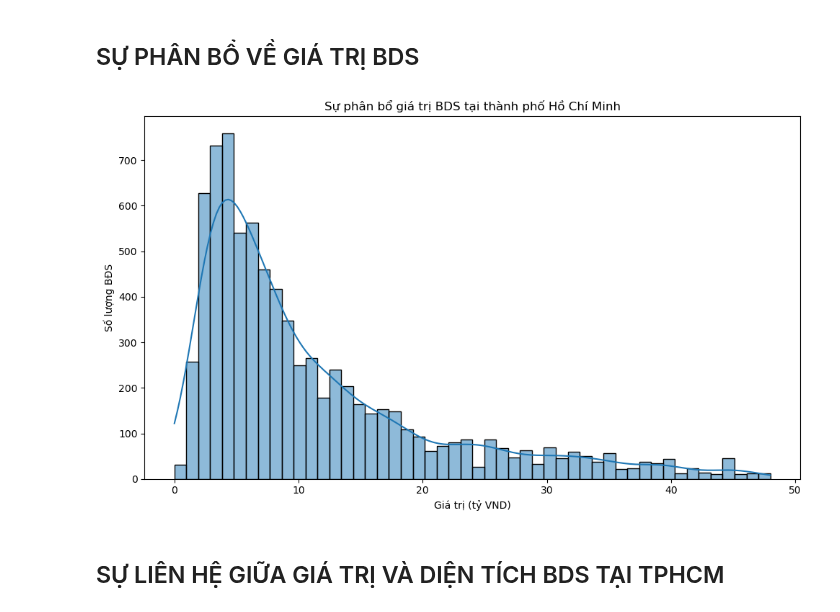
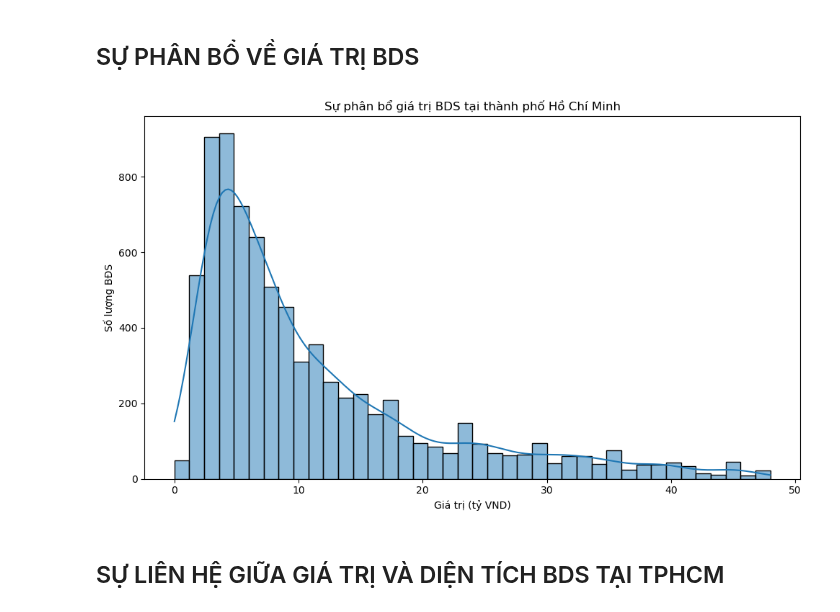
Before and after one commit to MinHien-git/NMKHDL_18127047_21127273_22127202_04, a Jupyter notebook: eda.ipynb, the cells around one changed output. Saved outputs shown, nothing was run; the diff lists cells and outputs as text; code cells hidden in the pictures.

```diff
--- a/eda.ipynb
+++ b/eda.ipynb
@@ -345,0 +337,20 @@ unduplicated_data.head(20)
+# %%
+# Xử lý số lượng các căn hộ
+def handle_number_of_apartment(value):
+    try:
+        if isinstance(value, str):
+            value = value.replace(".", "")
+            value = int(value)
+            return value
+        # Nếu value đã là số (float hoặc int), trả về trực tiếp
+        elif isinstance(value, (int, float)):
+            return float(value)
+
+        return None
+    except Exception as e:
+        print(f"Lỗi khi xử lý giá trị: {value}. Chi tiết lỗi: {e}")
+        return None
+
+
+
+unduplicated_data["Số Căn Hộ"] = unduplicated_data["Number of Apartments"].apply(handle_number_of_apartment)
@@ -379,24 +408,17 @@ unduplicated_data.describe()
 Có các oulier tại cột price như 900 tỷ, cột area như 30,000 tỷ, bedroom 200 phòng, 96 toilet --> không phải dự án bất động sản riêng lẻ --> chuỗi dự án căn hộ cấp cao? --> Loại bỏ
 # %%
 # Code xử lý loại bỏ các ngoại lai quá lớn có thể ảnh hưởng đến dữ liệu
-# Tính Q1, Q3 và IQR của cột Price
-Q1_price = unduplicated_data['Price'].quantile(0.25)
-Q3_price = unduplicated_data['Price'].quantile(0.75)
+# Tính Q1, Q3 và IQR của cột Giá
+Q1_price = unduplicated_data['Giá'].quantile(0.25)
+Q3_price = unduplicated_data['Giá'].quantile(0.75)
 IQR_price = Q3_price - Q1_price
 
-# Tính Q1, Q3 và IQR của cột Area
-Q1_area = unduplicated_data['Area'].quantile(0.25)
-Q3_area = unduplicated_data['Area'].quantile(0.75)
+# Tính Q1, Q3 và IQR của cột Diện Tích
+Q1_area = unduplicated_data['Diện Tích'].quantile(0.25)
+Q3_area = unduplicated_data['Diện Tích'].quantile(0.75)
 IQR_area = Q3_area - Q1_area
 
 
 # Lọc các giá trị không phải là ngoại lai
-df_no_outliers = unduplicated_data[(unduplicated_data['Area'] >= Q1_area - 1.5 * IQR_area) & (unduplicated_data['Area'] <= Q3_area + 1.5 * IQR_area)]
-df_no_outliers = df_no_outliers[(df_no_outliers['Price'] >= Q1_price - 1.5 * IQR_price) & (df_no_outliers['Price'] <= Q3_price + 1.5 * IQR_price)]
-# # Tính mean và std
-# mean = unduplicated_data['Price'].mean()
-# std = unduplicated_data['Price'].std()
-
-# # Chọn z = 3 cho ngưỡng loại bỏ ngoại lai
-# z = 3
-# df_no_outliers = unduplicated_data[(unduplicated_data['Price'] >= mean - z * std) & (unduplicated_data['Price'] <= mean + z * std)]
+df_no_outliers = unduplicated_data[(unduplicated_data['Diện Tích'] >= Q1_area - 1.5 * IQR_area) & (unduplicated_data['Diện Tích'] <= Q3_area + 1.5 * IQR_area)]
+df_no_outliers = df_no_outliers[(df_no_outliers['Giá'] >= Q1_price - 1.5 * IQR_price) & (df_no_outliers['Giá'] <= Q3_price + 1.5 * IQR_price)]
@@ -438,16 +475,16 @@ Passing `palette` without assigning `hue` is deprecated and will be removed in v
 # %%
 
 
 # Vẽ biểu đồ với seaborn
 plt.figure(figsize=(10, 6))
-sns.histplot(data=df_no_outliers, x="Price", bins=50, kde=True)
+sns.histplot(data=df_no_outliers, x="Giá", bins=40, kde=True)
 plt.title('Sự phân bổ giá trị BDS tại thành phố Hồ Chí Minh')
 plt.xlabel('Giá trị (tỷ VND)')
 plt.ylabel('Số lượng BĐS')
 plt.tight_layout()
 plt.show()
 # %% [output]
-[figure, old version]
+[figure, new version]
 # %% [markdown]
 ## SỰ LIÊN HỆ GIỮA GIÁ TRỊ VÀ DIỆN TÍCH BDS TẠI TPHCM
 # %%
```
Also changed, not shown: parts of 25 cells of this notebook.
